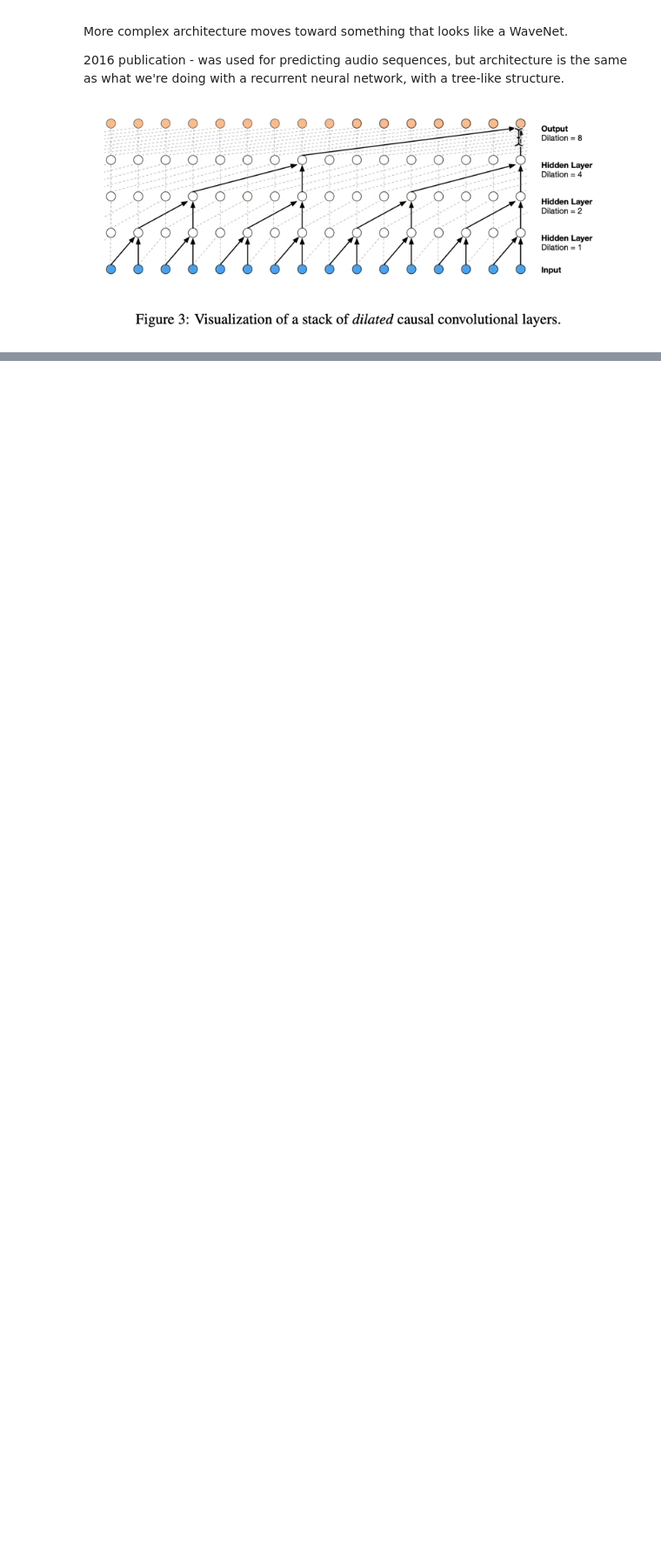
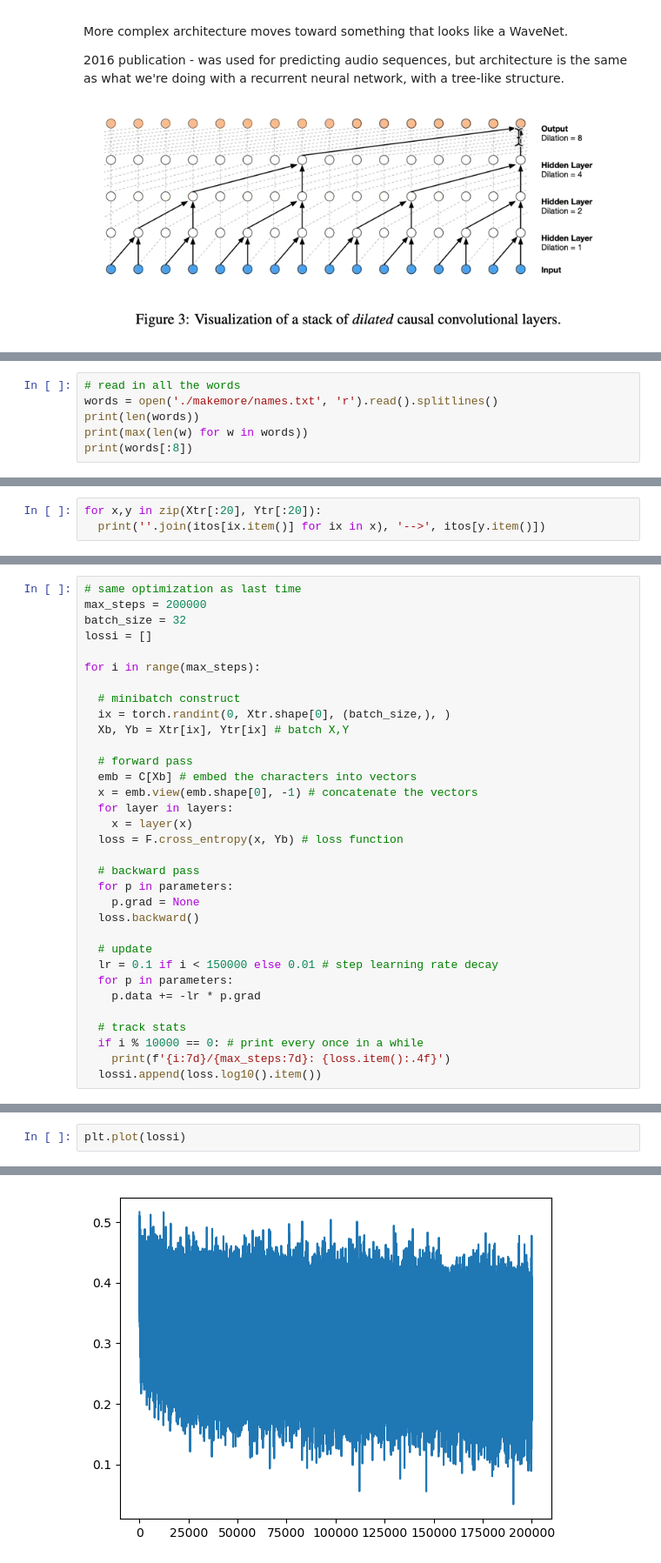
Before and after one commit to phively/nn-zero-to-hero, a Jupyter notebook: 06 Building makemore 5 - WaveNet.ipynb, the cells around one changed output, grey strips where cells are left out. Shown: that part at 87% size. Drawn from its saved outputs; the diff is of its cells as text; blank space fills up the shorter version.

```diff
--- a/06 Building makemore 5 - WaveNet.ipynb
+++ b/06 Building makemore 5 - WaveNet.ipynb
@@ -14,0 +22,6 @@ More complex architecture moves toward something that looks like a WaveNet.
+# %%
+# read in all the words
+words = open('./makemore/names.txt', 'r').read().splitlines()
+print(len(words))
+print(max(len(w) for w in words))
+print(words[:8])
@@ -14,0 +78,3 @@ More complex architecture moves toward something that looks like a WaveNet.
+# %%
+for x,y in zip(Xtr[:20], Ytr[:20]):
+  print(''.join(itos[ix.item()] for ix in x), '-->', itos[y.item()])
@@ -14,0 +194,33 @@ More complex architecture moves toward something that looks like a WaveNet.
+# %%
+# same optimization as last time
+max_steps = 200000
+batch_size = 32
+lossi = []
+
+for i in range(max_steps):
+
+  # minibatch construct
+  ix = torch.randint(0, Xtr.shape[0], (batch_size,), )
+  Xb, Yb = Xtr[ix], Ytr[ix] # batch X,Y
+
+  # forward pass
+  emb = C[Xb] # embed the characters into vectors
+  x = emb.view(emb.shape[0], -1) # concatenate the vectors
+  for layer in layers:
+    x = layer(x)
+  loss = F.cross_entropy(x, Yb) # loss function
+
+  # backward pass
+  for p in parameters:
+    p.grad = None
+  loss.backward()
+
+  # update
+  lr = 0.1 if i < 150000 else 0.01 # step learning rate decay
+  for p in parameters:
+    p.data += -lr * p.grad
+
+  # track stats
+  if i % 10000 == 0: # print every once in a while
+    print(f'{i:7d}/{max_steps:7d}: {loss.item():.4f}')
+  lossi.append(loss.log10().item())
@@ -14,0 +248,3 @@ More complex architecture moves toward something that looks like a WaveNet.
+# %%
+plt.plot(lossi)
+# %% [output]
@@ -14,0 +252 @@ More complex architecture moves toward something that looks like a WaveNet.
+[figure, added]
```
Also changed, not shown: parts of 47 cells of this notebook.
